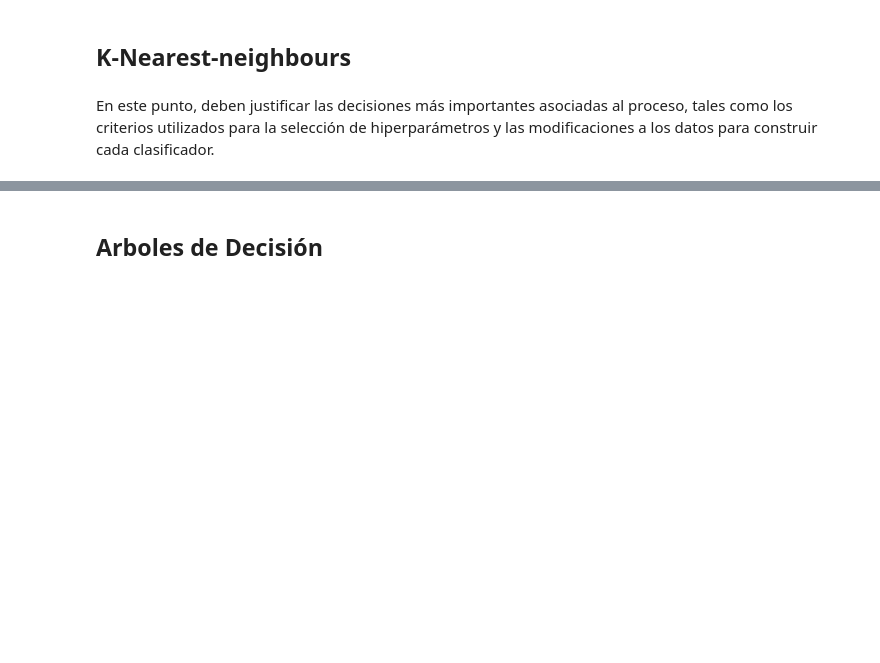
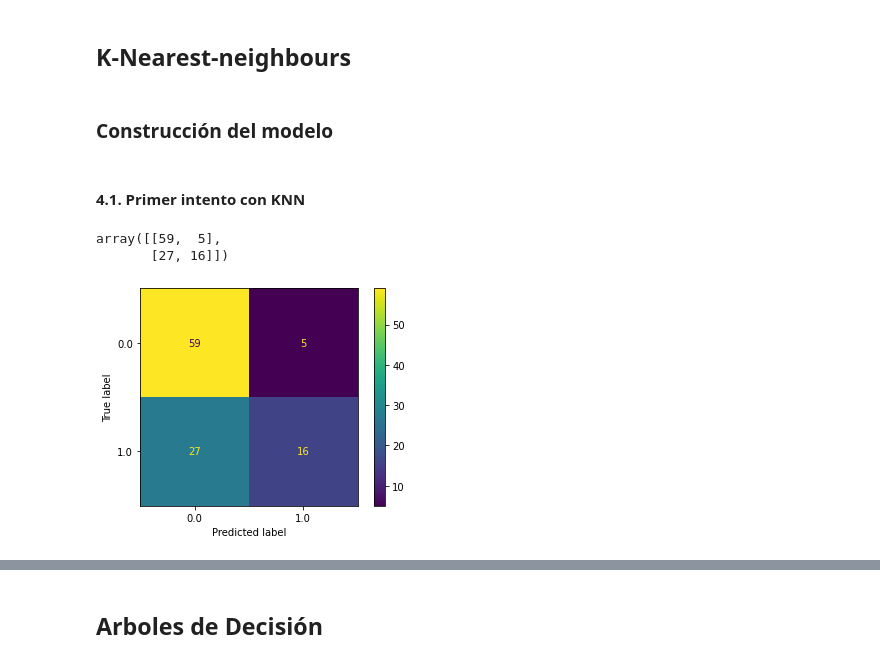
Before and after one commit to juandiegocardona/LaboratoriosBI, a Jupyter notebook: Laboratorio1/Laboratorio1.ipynb, the cells around one changed output, grey strips where cells are left out. Saved outputs shown, nothing was run; the diff lists cells and outputs as text; code cells hidden in the pictures; blank space fills up the shorter version.

```diff
--- a/Laboratorio1/Laboratorio1.ipynb
+++ b/Laboratorio1/Laboratorio1.ipynb
@@ -223,0 +146,24 @@ df_tracks_m.shape
+# %%
+#Restricciones
+
+#Edad menor a 100 y mayor a 21
+datoslimpios = datoslimpios[datoslimpios.Age < 100]
+datoslimpios = datoslimpios[datoslimpios.Age >= 21]
+
+#BMI no puede ser 0
+datoslimpios = datoslimpios[datoslimpios.BMI >0]
+
+#Glucosa no puede ser 0
+datoslimpios = datoslimpios[datoslimpios.Glucose >0]
+
+#BloodPressure no puede ser 0
+datoslimpios = datoslimpios[datoslimpios.BloodPressure >0]
+
+#SkinThickness no puede ser 0
+datoslimpios = datoslimpios[datoslimpios.SkinThickness> 0]
+
+#Quitar color de pelo y ciudad
+datoslimpios = datoslimpios.drop(['HairColor'], axis=1)
+datoslimpios = datoslimpios.drop(['City'], axis=1)
+
+datoslimpios
@@ -225,5 +185,18 @@ df_tracks_m.shape
 # Clasificadores:
 # %% [markdown]
 ## K-Nearest-neighbours
-# %% [markdown]
-En este punto, deben justificar las decisiones más importantes asociadas al proceso, tales como los criterios utilizados para la selección de hiperparámetros y las modificaciones a los datos para construir cada clasificador.
+# %% [markdown]
+### Construcción del modelo
+# %%
+# Se selecciona la variable objetivo, en este caso "Outcome".
+Y = datoslimpios['Outcome']
+# Del conjunto de datos se elimina la variable "Outcome"
+X = datoslimpios.drop(['Outcome'], axis=1)
+# %%
+# Dividir los datos en entrenamiento y test
+X_train, X_test, Y_train, Y_test = train_test_split(X, Y, test_size=0.2, random_state=0)
+# %% [markdown]
+#### 4.1. Primer intento con KNN
+# %%
+neigh = KNeighborsClassifier(n_neighbors=3)
+neigh = neigh.fit(X_train, Y_train)
@@ -229,0 +205,12 @@ En este punto, deben justificar las decisiones más importantes asociadas al pro
+# %%
+# Se genera la matriz de confusión
+confusion_matrix(Y_test, y_pred)
+# %% [output]
+array([[59,  5],
+       [27, 16]])
+# %%
+# Se puede visualizar la matriz de confusión
+plot_confusion_matrix(neigh, X_test, Y_test)
+plt.show()
+# %% [output]
+[figure, added]
```
Also changed, not shown: parts of 73 cells of this notebook, 1 other file.
